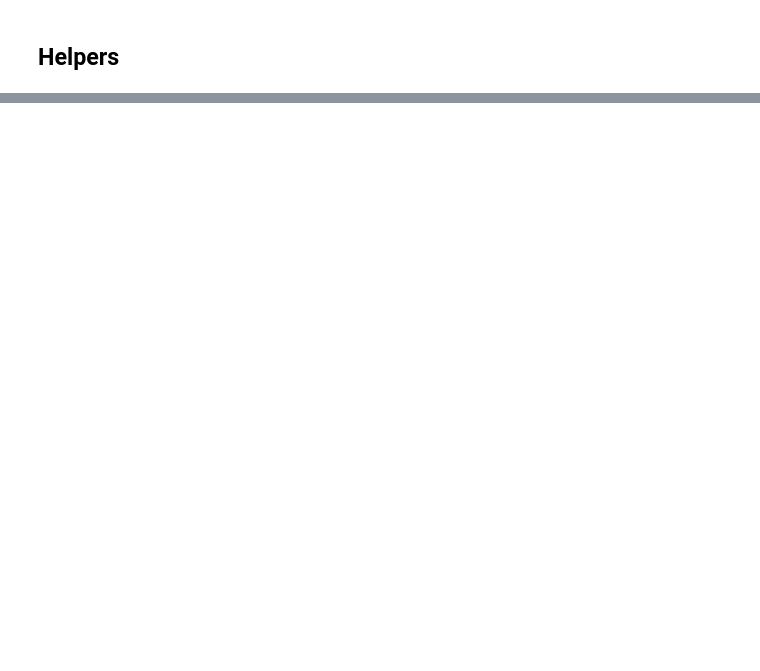
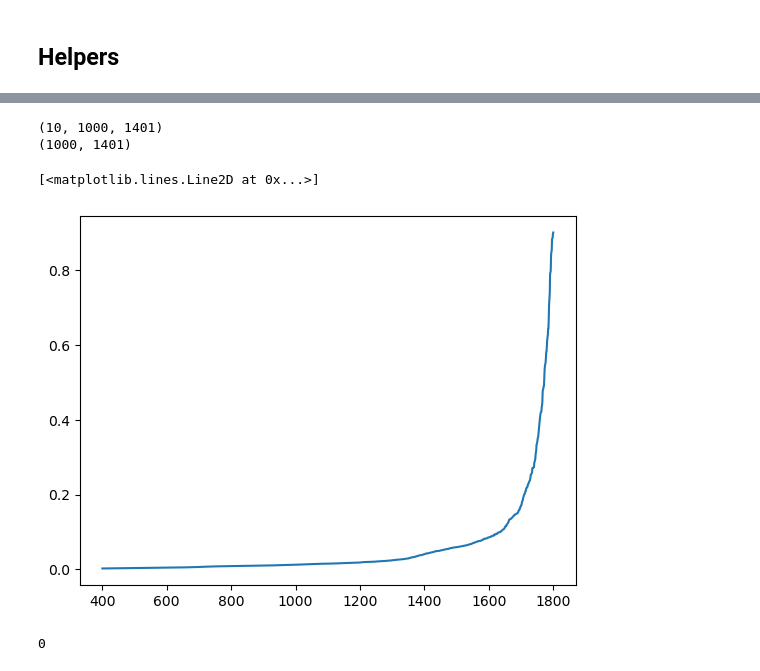
Before and after one commit to tmuird/lumos-vae, a Jupyter notebook: notebooks/evaluate.ipynb, the cells around one changed output, grey strips where cells are left out. Cells and saved outputs as stored; diff of their text form; code cells hidden in the pictures; blank space fills up the shorter version.

```diff
--- a/notebooks/evaluate.ipynb
+++ b/notebooks/evaluate.ipynb
@@ -653,0 +511,27 @@ glasgow T=16: no ground-truth fluorophores in glasgow_16_trimmed_smoothed.zarr,
+# %%
+import uncertainty_toolbox as uct
+from scipy.optimize import minimize_scalar
+
+N_CALIB_SPECTRA = 10
+CALIB_FRAMES = 16
+CALIB_LABEL = "glasgow T=16"
+N_POSTERIOR = 1000
+BATCH_SIZE = 32
+POSTERIOR_CHUNK = 100  # caps how many posterior draws are batched into one forward
+                        # pass at once; N_POSTERIOR*BATCH_SIZE replicas in a single
+                        # call is what OOM'd the conv encoder at N_POSTERIOR=1000
+
+info = model_info[CALIB_LABEL]
+d, mask = info["data"], eval_mask(info["data"]["wn"])
+wn, gt = d["wn"][mask], d["gt"][:N_CALIB_SPECTRA, mask]
+
+d_recal = load_data([r["zarr"] for r in RUNS if r["label"] == CALIB_LABEL][0], "val")
+mask_recal = eval_mask(d_recal["wn"])
+recal_gt = d_recal["gt"][:N_CALIB_SPECTRA, mask_recal]
+
+true_frames = d["ts"][:N_CALIB_SPECTRA, :CALIB_FRAMES]
+recal_frames = d_recal["ts"][:N_CALIB_SPECTRA, :CALIB_FRAMES]
+
+# nominal grid for the empirical-quantile sections; same length as N_POSTERIOR
+# so a sorted rank maps directly onto a nominal probability.
+nominal = np.linspace(0, 1, N_POSTERIOR)
@@ -653,0 +541,15 @@ glasgow T=16: no ground-truth fluorophores in glasgow_16_trimmed_smoothed.zarr,
+# %%
+print(draws.shape)
+sorted = np.sort(draws[0])
+print(sorted.shape)
+plt.plot(wn,sorted[0]) # each wavenumber
+# %% [output]
+(10, 1000, 1401)
+(1000, 1401)
+[<matplotlib.lines.Line2D at 0x...>]
+[figure, added]
+# %%
+draws = recover_raman_draws_posthoc(1,info["model"],d_recal["ts"][:N_CALIB_SPECTRA])
+print((np.clip(draws,-np.inf,0)<0).sum())
+# %% [output]
+0
```
Also changed, not shown: parts of 76 cells of this notebook, 5 other files.
